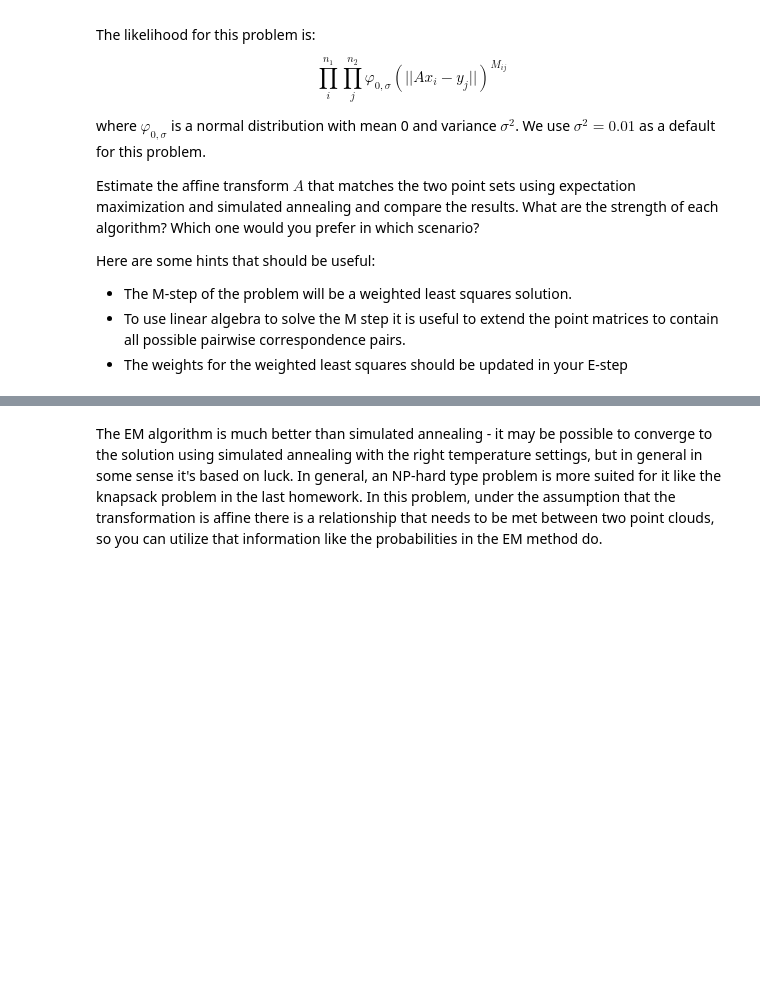
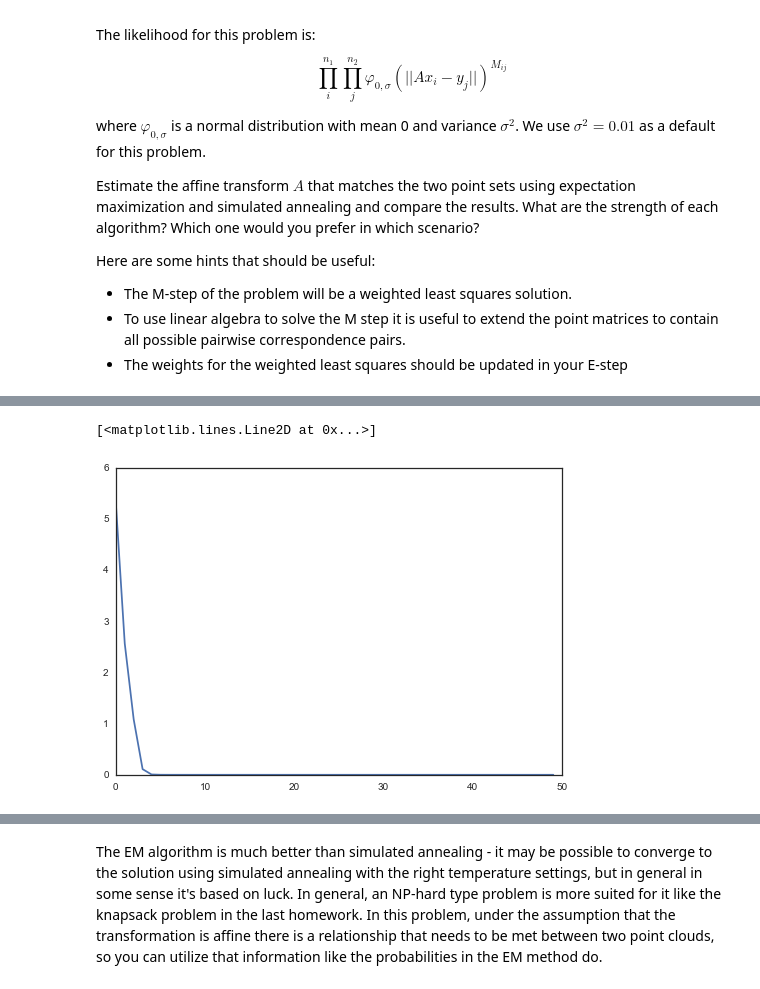
Before and after one commit to chuckyouliu/AM207, a Jupyter notebook: Homework/AM207_Charles_Liu_HW4.ipynb, the cells around one changed output, grey strips where cells are left out. Drawn from its saved outputs; the diff is of its cells as text; code cells hidden in the pictures; blank space fills up the shorter version.

```diff
--- a/Homework/AM207_Charles_Liu_HW4.ipynb
+++ b/Homework/AM207_Charles_Liu_HW4.ipynb
@@ -397,25 +435,28 @@ def pcorr_mat(P):
 # %%
 #initial values
 A = np.eye(3)
 variance = 0.01
 num_points = len(points1)
 #track sum of least squared error
 sum_lsq = []
 
 for i in range(50):
     P = P_mat(variance, A)
     #update A according to a weighted average over probability matrix
     #added small constant to make sure invertible
-    A = np.dot((np.dot(np.dot(np.transpose(new_points2), np.transpose(P)), new_points1)),
-              np.linalg.inv(np.diag([.0000001]*3) + np.dot(np.dot(np.transpose(new_points1), np.diag(np.sum(P, 1))), new_points1)))
+    A = np.dot((np.dot(np.dot(np.transpose(points2), np.transpose(P)), points1)),
+              np.linalg.inv(np.diag([.0000001]*3) + np.dot(np.dot(np.transpose(points1), np.diag(np.sum(P, 1))), points1)))
     A = np.transpose(A)
     #append least squares calculation if using highest probability
     sum_lsq.append(lsq(A,get_corr(pcorr_mat(P))))
     if sum_lsq[-1] < .0001:
         break
 
 # plot least squared errors
 plt.plot(sum_lsq)
+# %% [output]
+[<matplotlib.lines.Line2D at 0x...>]
+[figure, added]
 # %%
 print("Least squares error:" + str(sum_lsq[-1]))
 zip(np.round(np.dot(points1, A), 3), get_corr(pcorr_mat(P)))
```
Also changed, not shown: parts of 15 cells of this notebook.
